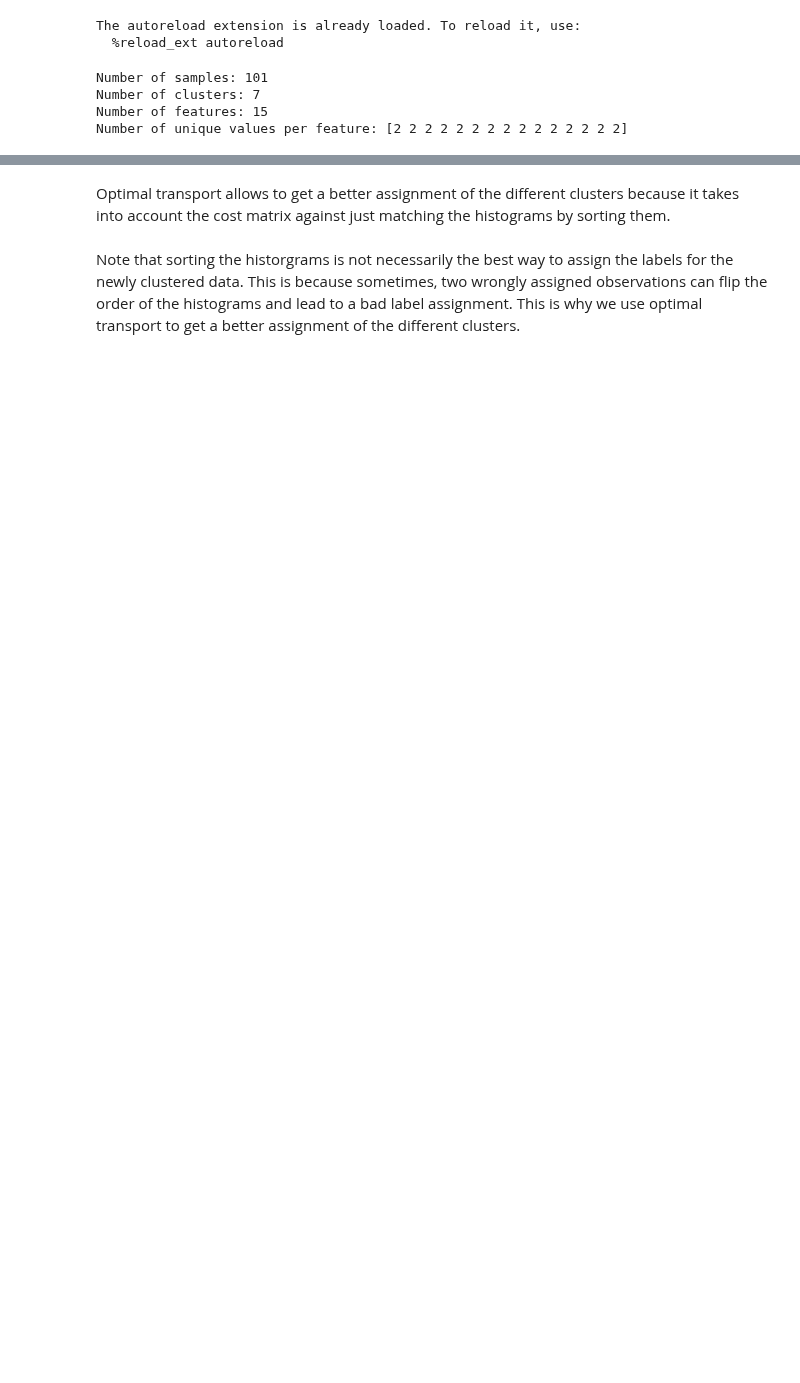
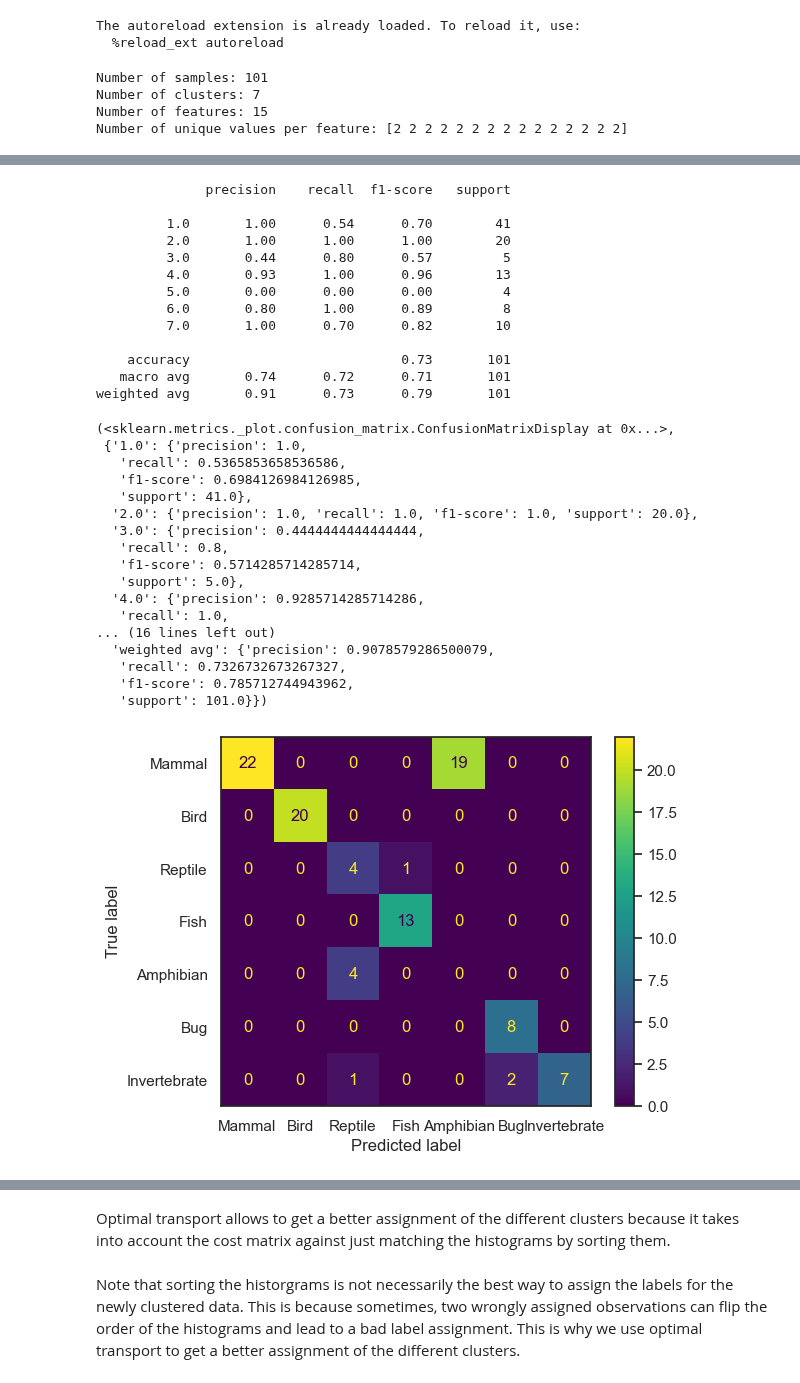
Before and after one commit to Thomick/Ordinal-data-clustering, a Jupyter notebook: notebooks/classification_animals.ipynb, the cells around one changed output, grey strips where cells are left out. Cells and saved outputs as stored; diff of their text form; code cells hidden in the pictures; blank space fills up the shorter version.

```diff
--- a/notebooks/classification_animals.ipynb
+++ b/notebooks/classification_animals.ipynb
@@ -34,0 +72,34 @@ Number of unique values per feature: [2 2 2 2 2 2 2 2 2 2 2 2 2 2 2]
+# %%
+animal_dataset.classification_results(runtype="Gaussian")
+# %% [output]
+              precision    recall  f1-score   support
+
+         1.0       1.00      0.54      0.70        41
+         2.0       1.00      1.00      1.00        20
+         3.0       0.44      0.80      0.57         5
+         4.0       0.93      1.00      0.96        13
+         5.0       0.00      0.00      0.00         4
+         6.0       0.80      1.00      0.89         8
+         7.0       1.00      0.70      0.82        10
+
+    accuracy                           0.73       101
+   macro avg       0.74      0.72      0.71       101
+weighted avg       0.91      0.73      0.79       101
+(<sklearn.metrics._plot.confusion_matrix.ConfusionMatrixDisplay at 0x...>,
+ {'1.0': {'precision': 1.0,
+   'recall': 0.5365853658536586,
+   'f1-score': 0.6984126984126985,
+   'support': 41.0},
+  '2.0': {'precision': 1.0, 'recall': 1.0, 'f1-score': 1.0, 'support': 20.0},
+  '3.0': {'precision': 0.4444444444444444,
+   'recall': 0.8,
+   'f1-score': 0.5714285714285714,
+   'support': 5.0},
+  '4.0': {'precision': 0.9285714285714286,
+   'recall': 1.0,
+... (16 lines left out)
+  'weighted avg': {'precision': 0.9078579286500079,
+   'recall': 0.7326732673267327,
+   'f1-score': 0.785712744943962,
+   'support': 101.0}})
+[figure, added]
```
Also changed, not shown: parts of 15 cells of this notebook, 11 other files.
